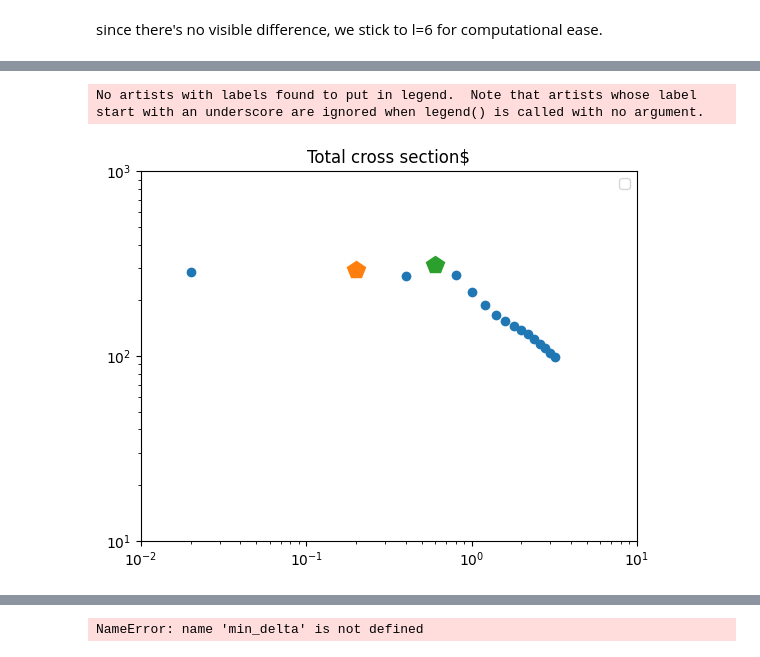
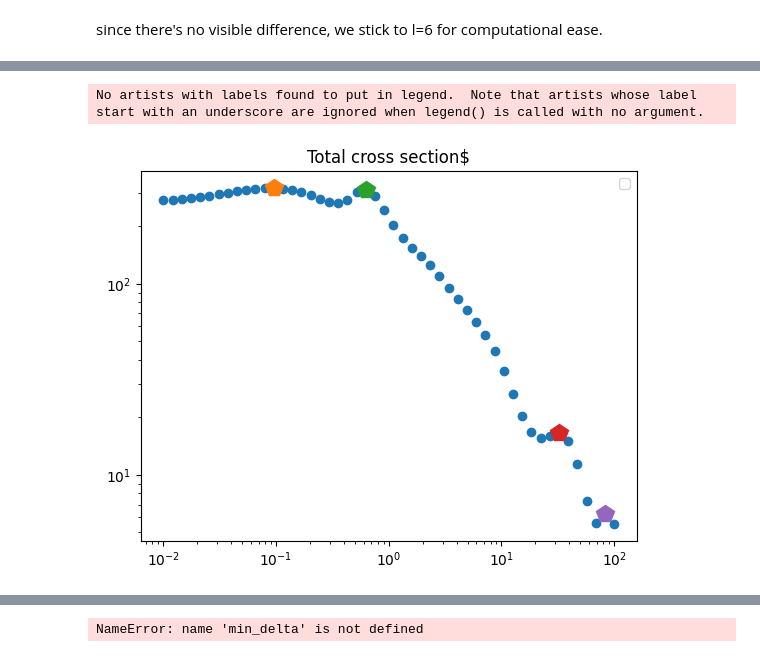
Before and after one commit to marcobeIIa/computational_physics, a Jupyter notebook: Lusvardi_Bella_Parolini_H_Kr_scattering.ipynb, the cells around one changed output, grey strips where cells are left out. Drawn from its saved outputs; the diff is of its cells as text; code cells hidden in the pictures.

```diff
--- a/Lusvardi_Bella_Parolini_H_Kr_scattering.ipynb
+++ b/Lusvardi_Bella_Parolini_H_Kr_scattering.ipynb
@@ -240,16 +225,12 @@ print(Evec2)
 verify that the phase shift we find this way is independent of the choice of the two points r1,r2, for several energies and angular momenta
 # %%
 # (this cell takes forever to run)
-
 #Define E and l vectors
-energy_step = 0.5
-Evec = [round(z,3) for z in np.arange(0.0,3.4,energy_step)]
+energy_step = 0.03
+Evec = [round(z,3) for z in np.arange(0.0,3.6,energy_step)]
 Evec[0] = Evec[1]/10
 lvec=[z for z in range(0,l,1)]
-#Evec = np.logspace(np.log10(0.2), np.log10(3.1), num=17)
-#lvec=[z for z in range(0,l,1)]
-#
-rep=1
+rep=10
 lmax=l
 
 SHIFTS = np.zeros((len(lvec),len(Evec),rep))
@@ -360,0 +360,32 @@ plt.show()
+# %%
+def totalcross(l,shifts):
+    cross = np.zeros(len(Evec))
+    for i in range(len(Evec)):
+        a = 1e-3 * h_bar**2 *(c*1e10)**2/(2*m) #1e-3 for conversion meV, eV -> meV - 1e-10 for conversion m -> Å
+        factor= 4 * a * np.pi/Evec[i]
+        sum = 0
+        for k in range(l):
+            tan_l = shifts[k][i]
+            sin_squared = tan_l**2/(1+tan_l**2)
+            sum+=(2*k+1)*sin_squared
+
+        cross[i]=(factor*sum)
+
+    return cross
+
+cross6 = totalcross(6,mean_shift_tg)
+cross7 = totalcross(7,mean_shift_tg)
+cross8 = totalcross(8,mean_shift_tg)
+
+fig, ax = plt.subplots()
+ax.set_title(r'Total cross section')
+ax.set_xscale('log')
+#ax.set_yscale('log')
+#ax.set_ylim(0.9e2, 500)
+#ax.set_xlim(0.1, 5)
+ax.plot(Evec, cross6, 'o', alpha=.2)
+ax.plot(Evec, cross8, 'p', alpha=.2)
+ax.plot(Evec, cross7, 's', alpha=.2)
+#ax.set_ylim(10,500)
+plt.legend(['l=6', 'l=7', 'l=8'], loc='best', title='lmax', fontsize='small')
+plt.show()
@@ -387,22 +420,20 @@ plt.show()
 # %%
 peaks_position6=[]
 peak6, peak_position6 = find_peaks(cross6)
 peaks_position6.append(list(peak6))
 
 fig, ax = plt.subplots()
 ax.set_title(r'Total cross section$')
 ax.set_xscale('log')
 ax.set_yscale('log')
-ax.set_ylim(1e1, 1e3)
-ax.set_xlim(1e-2, 10)
 ax.plot(Evec,cross6,'o')
 for i in range(len(peak6)):
     ax.plot(Evec[peak6[i]], cross6[peak6[i]], 'p', markersize=13)
 plt.legend(loc='best')
 plt.show()
 # %% [output]
 No artists with labels found to put in legend.  Note that artists whose label start with an underscore are ignored when legend() is called with no argument.
-[figure, old version]
+[figure, new version]
 # %%
 
 E_comp6=[]
```
Also changed, not shown: parts of 12 cells of this notebook.
